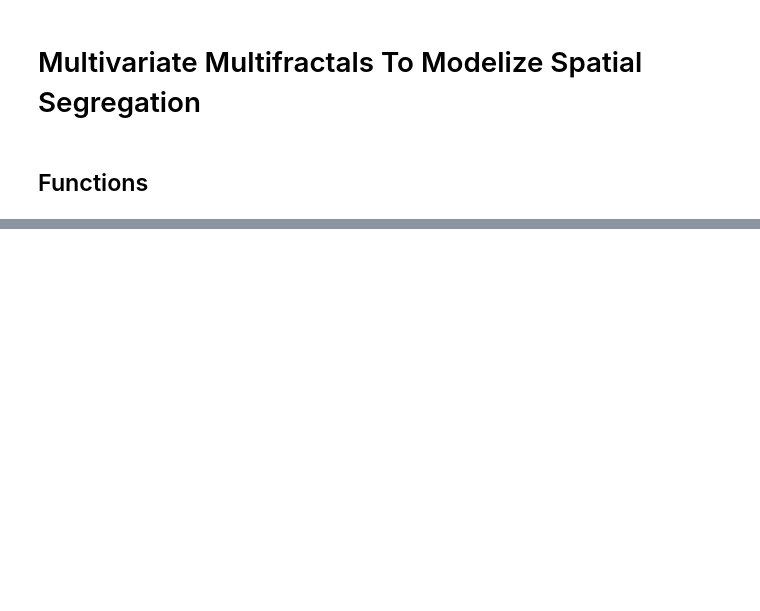
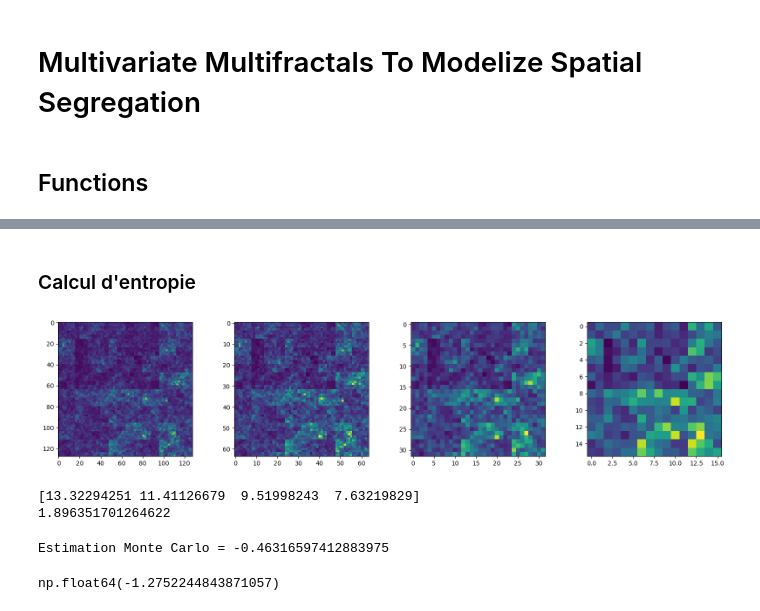
Before and after one commit to fsemecurbe/MMTMSS, a Jupyter notebook: MMTMSS.ipynb, the cells around one changed output, grey strips where cells are left out. Cells and saved outputs as stored; diff of their text form; code cells hidden in the pictures; blank space fills up the shorter version.

```diff
--- a/MMTMSS.ipynb
+++ b/MMTMSS.ipynb
@@ -45,0 +61,41 @@ fig.colorbar(mpl.cm.ScalarMappable(norm=norm, cmap=cmap),ax=ax);
+# %% [markdown]
+### Calcul d'entropie
+# %%
+lnc = multivariate_lognormal_cascade(6, sigma1=.2, sigma2=.4, corr=.0)
+pop = lnc[:,:,0]
+# %%
+fig, axs = plt.subplots(1, 4, figsize=(20, 4))
+for i in range(4):
+  small_arr = block_reduce(pop, block_size=(2**i,2**i), func=np.sum)
+  axs[i].imshow(small_arr)
+# %% [output]
+[figure, added]
+# %%
+lnc = multivariate_lognormal_cascade(6, sigma1=.4, sigma2=.4, corr=.0)
+pop = lnc[:,:,0]
+
+entropies =  []
+scales = np.array([i for i in range(4)])
+for i in scales:
+    small_arr = block_reduce(pop, block_size=(2**i,2**i), func=np.sum)
+    entropies.append(-np.sum(small_arr * np.log2(small_arr)))
+entropies = np.array(entropies)
+print(entropies)
+print(-np.sum((entropies - entropies.mean()) * (scales - scales.mean())) / np.sum((scales - scales.mean())**2))
+# %% [output]
+[13.32294251 11.41126679  9.51998243  7.63219829]
+1.896351701264622
+# %%
+mu=0.0001
+sigma = 2
+
+samples = np.exp(np.random.normal(mu, sigma, size=4))
+samples = samples / samples.sum()
+estimate = np.sum(samples * np.log2(samples))
+print("Estimation Monte Carlo =", estimate)
+# %% [output]
+Estimation Monte Carlo = -0.46316597412883975
+# %%
+np.sum((entropies - entropies.mean()) * (scales - scales.mean())) / np.sum((scales - scales.mean())**2)
+# %% [output]
+np.float64(-1.2752244843871057)
```
Also changed, not shown: parts of 4 cells of this notebook.
